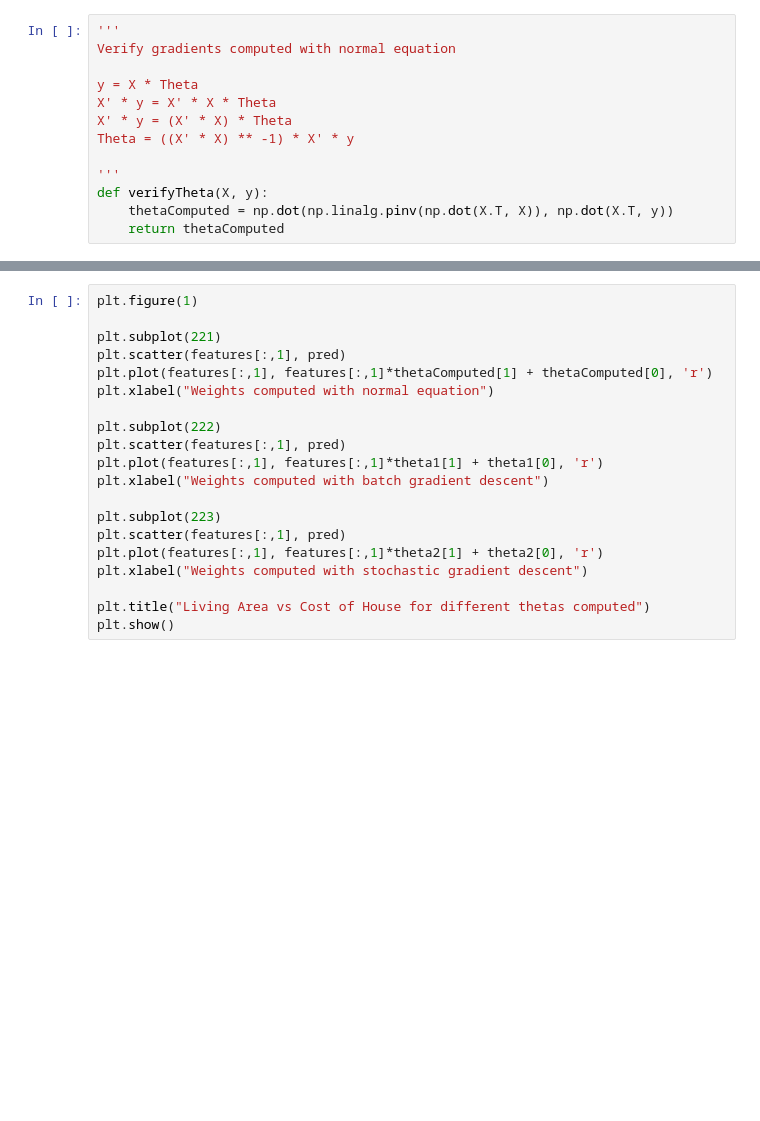
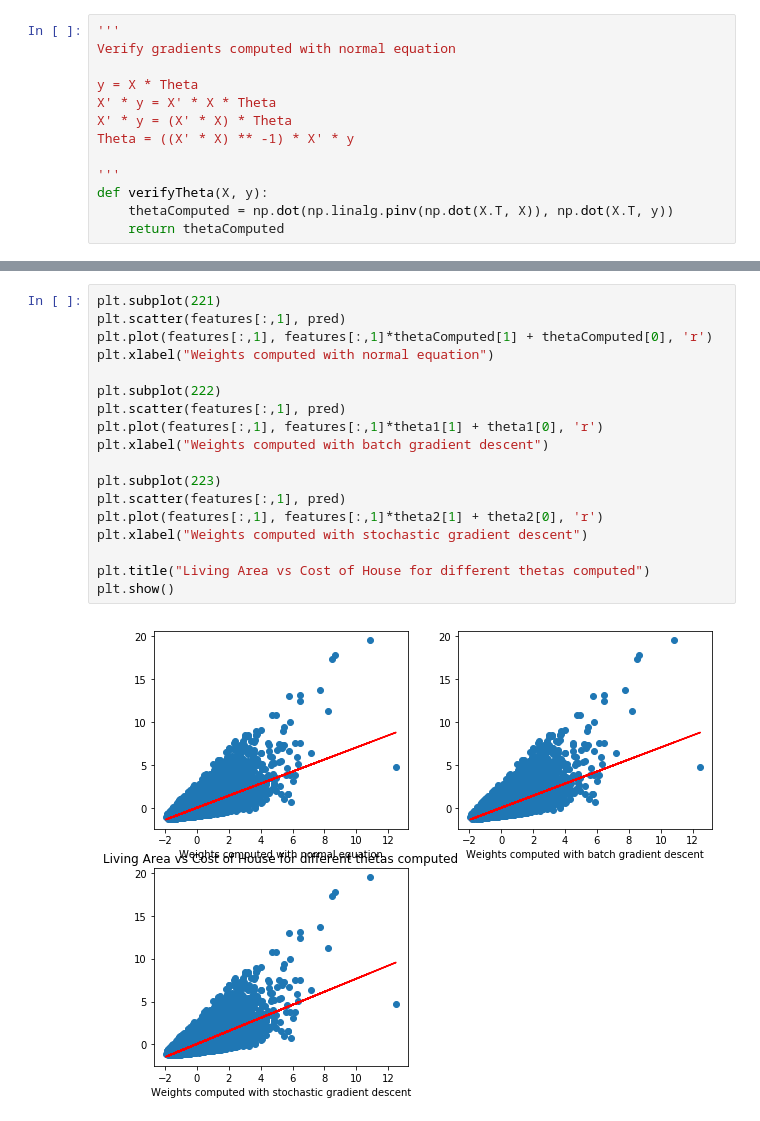
Before and after one commit to neha-arora-root/The_Math_Of_Intelligence, a Jupyter notebook: week1/Linear Regression.ipynb, the cells around one changed output, grey strips where cells are left out. Drawn from its saved outputs; the diff is of its cells as text; blank space fills up the shorter version.

```diff
--- a/week1/Linear Regression.ipynb
+++ b/week1/Linear Regression.ipynb
@@ -164,20 +164,20 @@ print (theta2)
 # %%
-plt.figure(1)
-
 plt.subplot(221)
 plt.scatter(features[:,1], pred)
 plt.plot(features[:,1], features[:,1]*thetaComputed[1] + thetaComputed[0], 'r')
 plt.xlabel("Weights computed with normal equation")
 
 plt.subplot(222)
 plt.scatter(features[:,1], pred)
 plt.plot(features[:,1], features[:,1]*theta1[1] + theta1[0], 'r')
 plt.xlabel("Weights computed with batch gradient descent")
 
 plt.subplot(223)
 plt.scatter(features[:,1], pred)
 plt.plot(features[:,1], features[:,1]*theta2[1] + theta2[0], 'r')
 plt.xlabel("Weights computed with stochastic gradient descent")
 
 plt.title("Living Area vs Cost of House for different thetas computed")
 plt.show()
+# %% [output]
+[figure, added]
```
Also changed, not shown: parts of 4 cells of this notebook, 3 other files.
